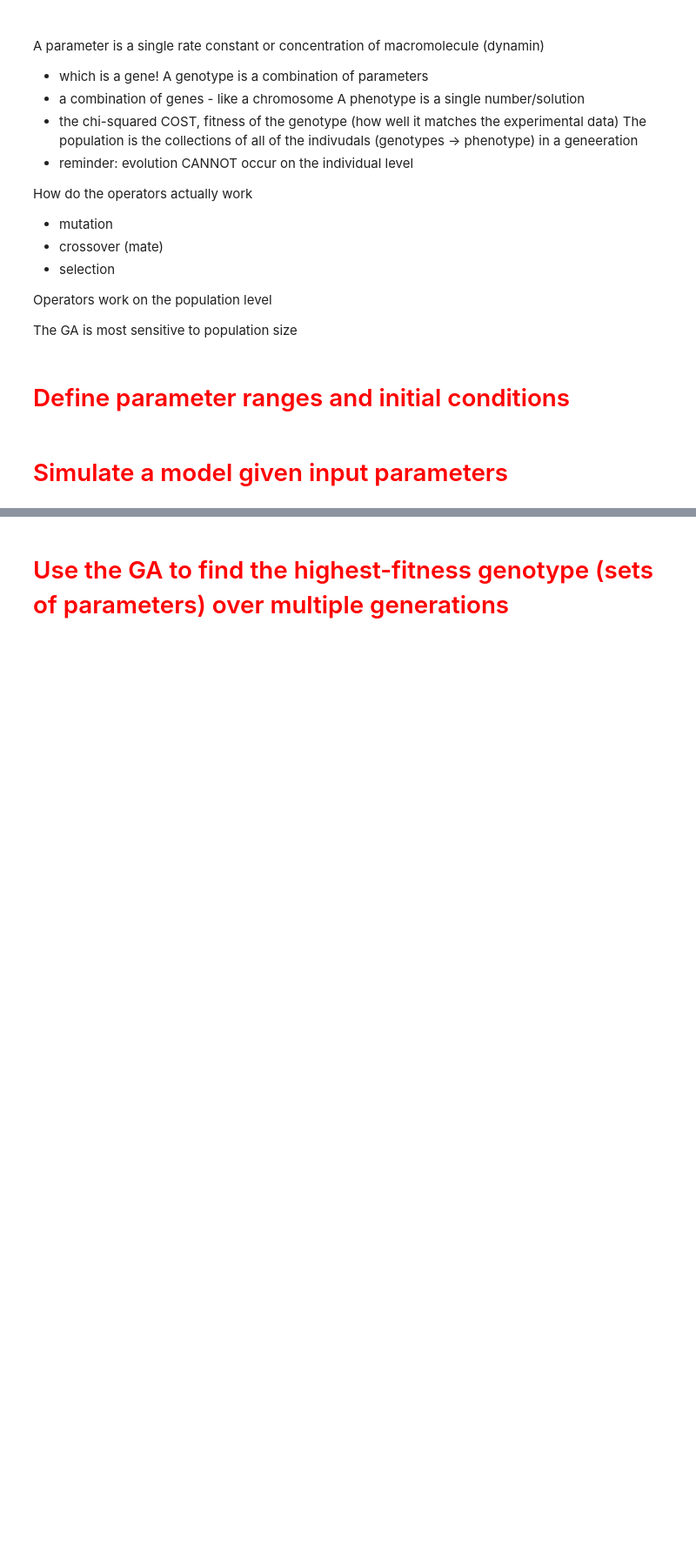
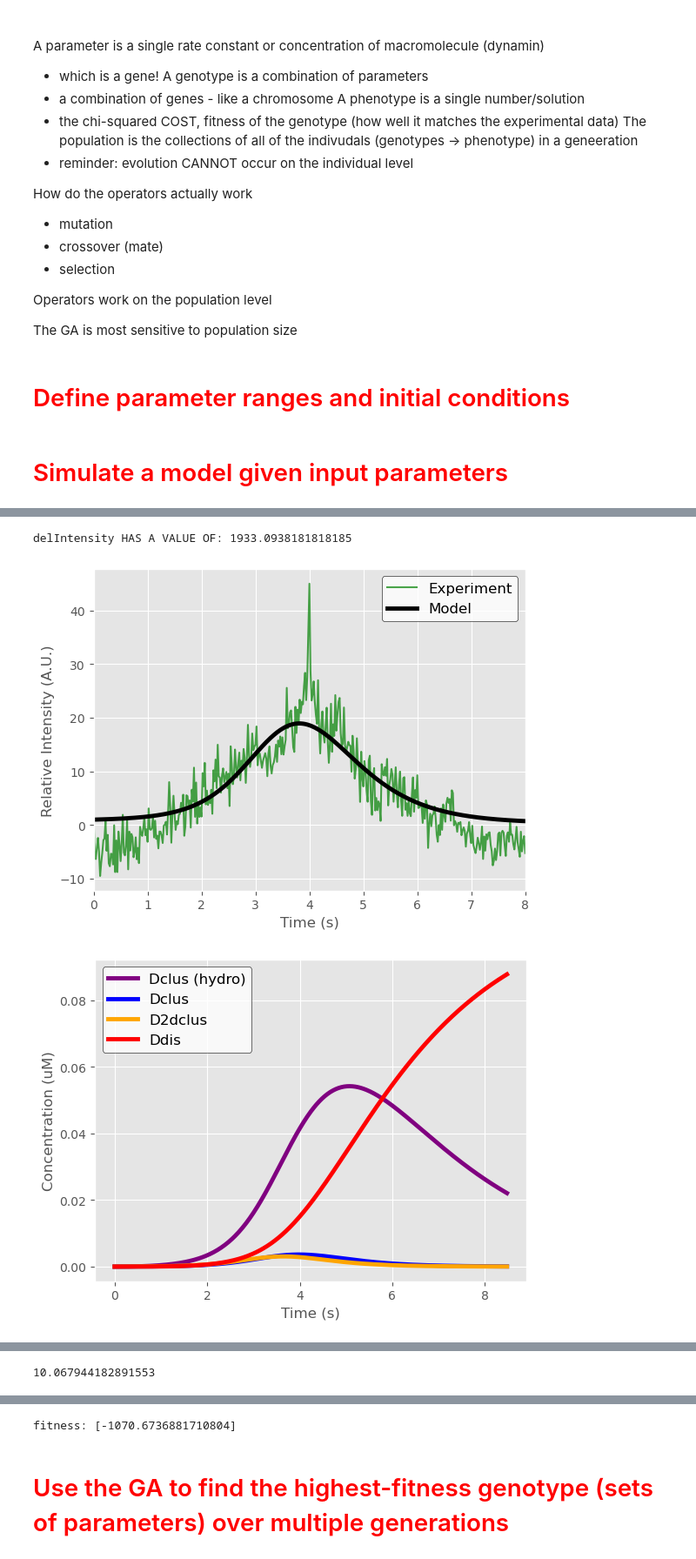
Before and after one commit to lanceman999/dynamin_model, a Jupyter notebook: PythonCode/dynamin1AB_opt_fullKinetics.ipynb, the cells around one changed output, grey strips where cells are left out. Shown: that part at 87% size. Cells and saved outputs as stored; diff of their text form; code cells hidden in the pictures; blank space fills up the shorter version.

```diff
--- a/PythonCode/dynamin1AB_opt_fullKinetics.ipynb
+++ b/PythonCode/dynamin1AB_opt_fullKinetics.ipynb
@@ -817,0 +730,30 @@ fitness: [-1063.9068624846054]
+# %%
+#initialize the model
+model = Oscillator(parameter_ranges, paramsToOpt, 10)
+#Dsol0 = 10
+
+#Dclus_hydro NOT contributing to fluorescence
+candidate_dis10 = np.array([0.03239656228082615, 6.889625563367709, 10.550307924179398, 2.7007391412671202, 0.2023328619812992, 0.008386938523196455, 0.07213078698635966, 727.13805173643, 78.12358037236638, 0.38791640018478646])
+
+
+# kfDRC = candidate[0]
+# RdiluteDens = candidate[1]
+# kfDydy = kfDRC*candidate[2]
+# RclusDens = DmemDens/candidate[3]
+# kfDRD = candidate[4]
+# kfhyd = candidate[5]
+# kfhyd_propagate = candidate[6]
+# GTPconc = candidate[7]
+# Dmemo = candidate[8]
+# kfdis = candidate[9]
+# kfdisProp = candidate[10]
+
+solutions = model.simulate(candidate_dis10)
+model.plotModel(candidate_dis10, showConc = True, mode = "test", save = True)
+timePts=model.timePoints
+[fitness] = model.evaluate_parms(candidate_dis10)
+print("fitness: "+ str(fitness))
+# %% [output]
+delIntensity HAS A VALUE OF: 1933.0938181818185
+[figure, added]
+[figure, added]
@@ -817,0 +764 @@ fitness: [-1063.9068624846054]
+10.067944182891553
@@ -818,3 +766,4 @@ fitness: [-1063.9068624846054]
+fitness: [-1070.6736881710804]
 # %% [markdown]
 # <font color='red'>Use the GA to find the highest-fitness genotype (sets of parameters) over multiple generations</font>
 # %%
```
Also changed, not shown: parts of 7 cells of this notebook.
